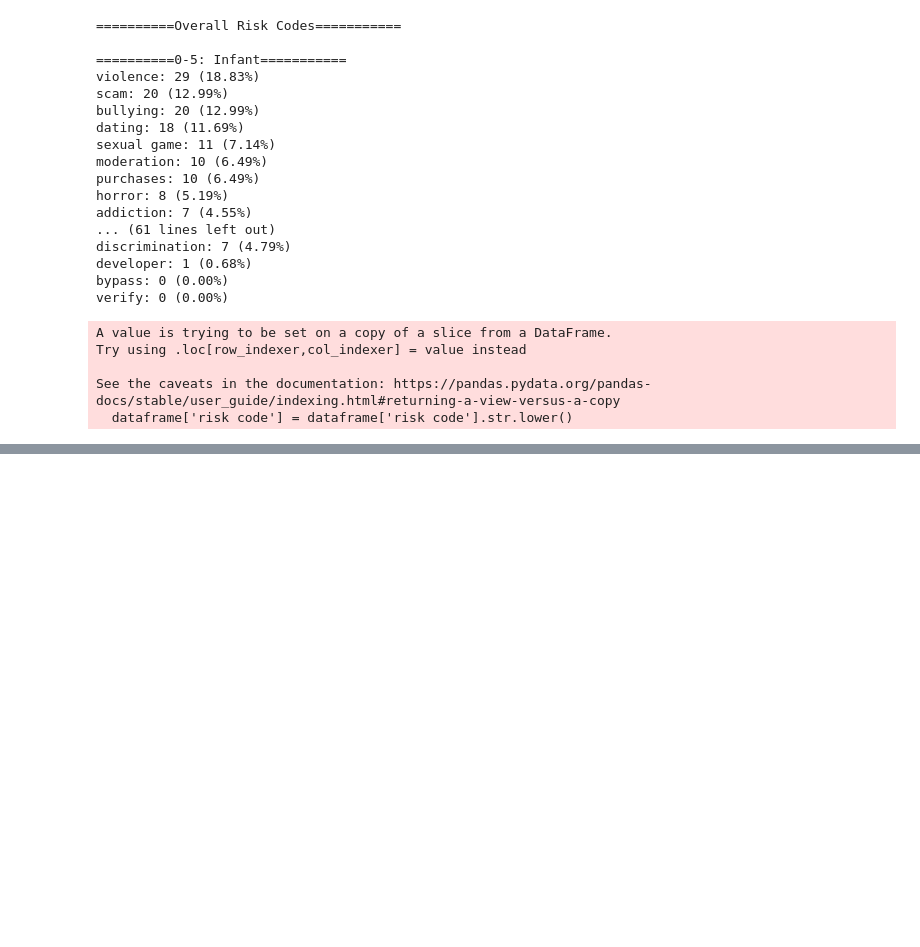
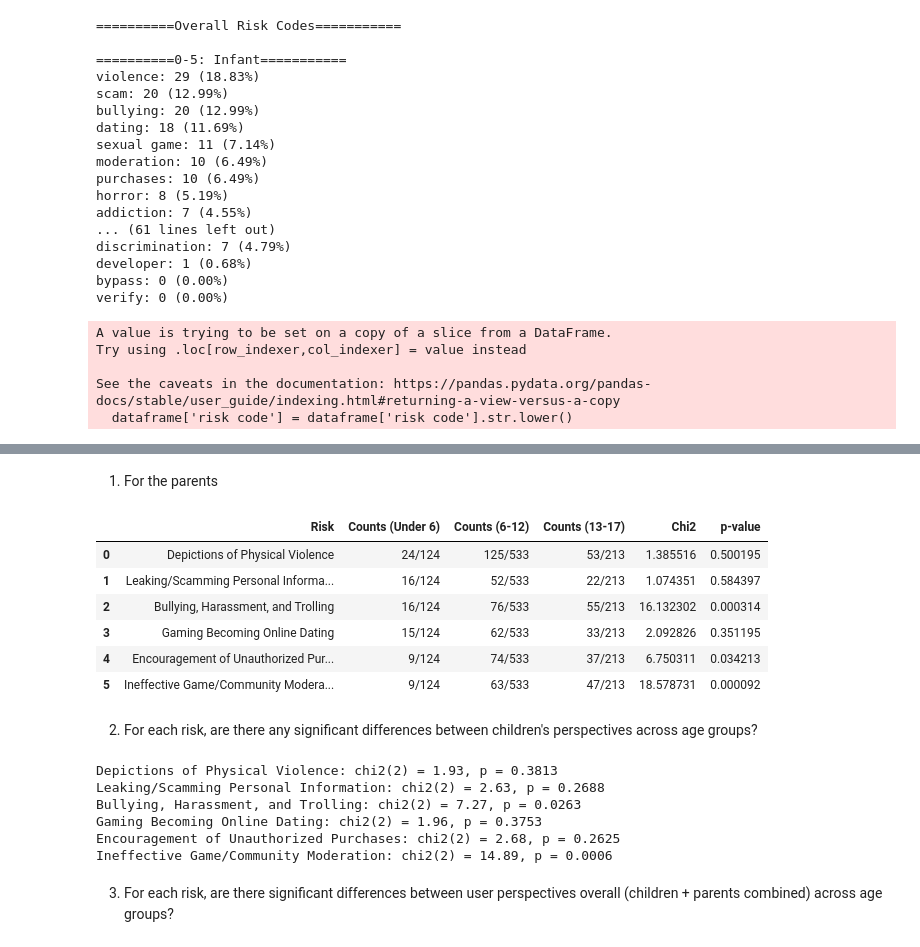
Before and after one commit to keyanUB/CommenSense_Analysis, a Jupyter notebook: sample/age.ipynb, the cells around one changed output, grey strips where cells are left out. Drawn from its saved outputs; the diff is of its cells as text; code cells hidden in the pictures; blank space fills up the shorter version.

```diff
--- a/sample/age.ipynb
+++ b/sample/age.ipynb
@@ -383,0 +398,2 @@ plt.show()
+# %% [markdown]
+1. For the parents
@@ -383,0 +461,10 @@ plt.show()
+# %%
+results_df_parent
+# %% [output]
+|  | Risk | Counts (Under 6) | Counts (6-12) | Counts (13-17) | Chi2 | p-value |
+| 0 | Depictions of Physical Violence | 24/124 | 125/533 | 53/213 | 1.385516 | 0.500195 |
+| 1 | Leaking/Scamming Personal Informa... | 16/124 | 52/533 | 22/213 | 1.074351 | 0.584397 |
+| 2 | Bullying, Harassment, and Trolling | 16/124 | 76/533 | 55/213 | 16.132302 | 0.000314 |
+| 3 | Gaming Becoming Online Dating | 15/124 | 62/533 | 33/213 | 2.092826 | 0.351195 |
+| 4 | Encouragement of Unauthorized Pur... | 9/124 | 74/533 | 37/213 | 6.750311 | 0.034213 |
+| 5 | Ineffective Game/Community Modera... | 9/124 | 63/533 | 47/213 | 18.578731 | 0.000092 |
@@ -383,0 +483,48 @@ plt.show()
+# %% [markdown]
+2. For each risk, are there any significant differences between children's perspectives across age groups?
+# %%
+import numpy as np
+from scipy.stats import chi2_contingency
+
+# Children comments per group
+children_counts = {'Under 6': 30, '6-12': 498, '13-17': 456}
+
+# Children distribution percentages
+children_data = {
+    'Under 6': [16.67, 13.33, 13.33, 10.00, 3.33, 3.33],
+    '6-12': [28.18, 21.58, 20.29, 20.45, 4.67, 12.24],
+    '13-17': [28.23, 18.02, 26.73, 19.82, 2.70, 20.12]
+}
+
+themes = [
+    'Depictions of Physical Violence',
+    'Leaking/Scamming Personal Information',
+    'Bullying, Harassment, and Trolling',
+    'Gaming Becoming Online Dating',
+    'Encouragement of Unauthorized Purchases',
+    'Ineffective Game/Community Moderation'
+]
+
+results = {}
+
+for i, theme in enumerate(themes):
+    # build contingency table for this theme
+    table = []
+    for group, n in children_counts.items():
+        mentions = round(n * children_data[group][i] / 100)
+        non_mentions = n - mentions
+        table.append([mentions, non_mentions])
+    chi2, p, dof, exp = chi2_contingency(table)
+    results[theme] = (chi2, p, dof)
+
+for theme, (chi2, p, dof) in results.items():
+    print(f"{theme}: chi2({dof}) = {chi2:.2f}, p = {p:.4f}")
+# %% [output]
+Depictions of Physical Violence: chi2(2) = 1.93, p = 0.3813
+Leaking/Scamming Personal Information: chi2(2) = 2.63, p = 0.2688
+Bullying, Harassment, and Trolling: chi2(2) = 7.27, p = 0.0263
+Gaming Becoming Online Dating: chi2(2) = 1.96, p = 0.3753
+Encouragement of Unauthorized Purchases: chi2(2) = 2.68, p = 0.2625
+Ineffective Game/Community Moderation: chi2(2) = 14.89, p = 0.0006
+# %% [markdown]
+3. For each risk, are there significant differences between user perspectives overall (children + parents combined) across age groups?
```
Also changed, not shown: parts of 17 cells of this notebook, 8 other files.
